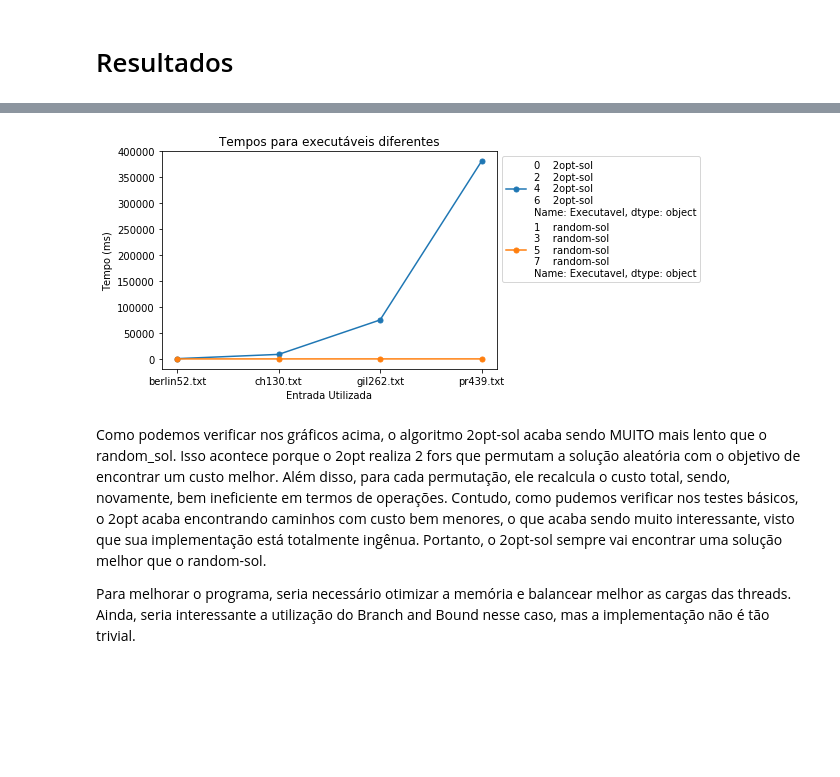
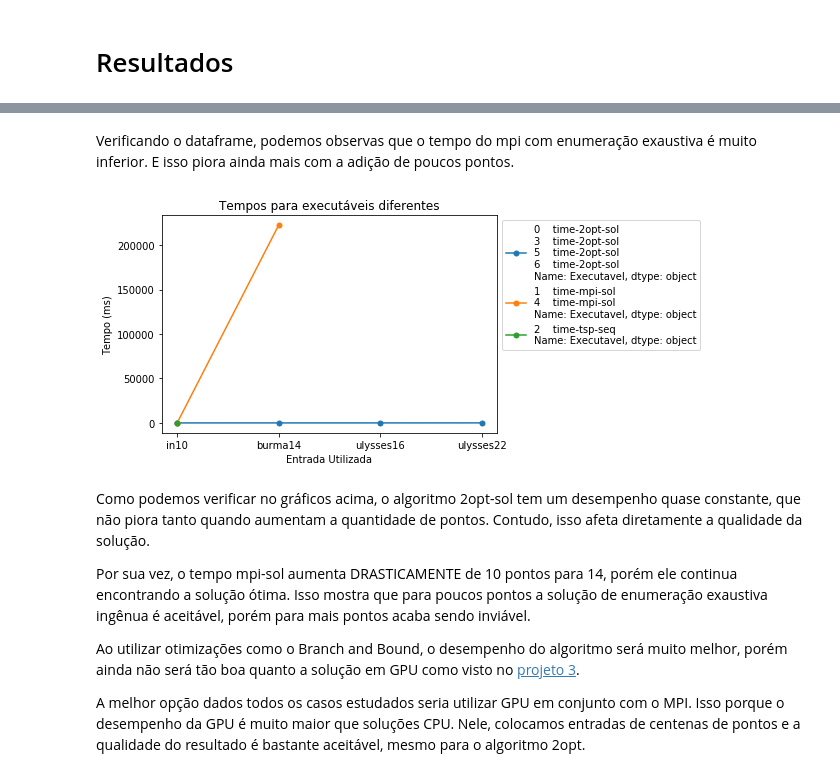
Before and after one commit to filipefborba/supercomp, a Jupyter notebook: projeto-04/Filipe Borba - Projeto 4.ipynb, the cells around one changed output, grey strips where cells are left out. Drawn from its saved outputs; the diff is of its cells as text; code cells hidden in the pictures; blank space fills up the shorter version.

Commit message:
projeto4 finalizado

```diff
--- a/projeto-04/Filipe Borba - Projeto 4.ipynb
+++ b/projeto-04/Filipe Borba - Projeto 4.ipynb
@@ -109,0 +108,3 @@ milisegundo(s).
+# %%
+for f in output:
+    print_file(f)
@@ -144,5 +158,4 @@ Esses testes foram escolhidos pois já representam uma grande diferença de dese
 # %%
 data = []
-for i in inputs:
-    for f in files[:-1]:
-        data.append(run_nvprof_test(f, i))
+for f in output:
+    data.append(parse_output_file(f))
@@ -194,0 +162,7 @@ Verificando o dataframe, podemos verificar que o tempo de alocação de memória
+# %%
+df = pd.DataFrame(data, dtype=np.float64, columns=["Executavel", "Entrada", "Tempo", "ms",
+                                                  "Melhor Custo", "Solucao"])
+s = df["Entrada"].str.len().sort_values().index
+df = df.reindex(s)
+df = df.reset_index(drop=True)
+df
@@ -195,17 +178,23 @@ Verificando o dataframe, podemos verificar que o tempo de alocação de memória
+# %% [markdown]
+Verificando o dataframe, podemos observas que o tempo do mpi com enumeração exaustiva é muito inferior. E isso piora ainda mais com a adição de poucos pontos.
 # %%
 groups = df.groupby("Executavel")
 
 fig, ax = plt.subplots()
 for name, group in groups:
-    ax.plot(group["Entrada"], group["Tempo Kernel"], marker='o', linestyle='-', ms=5, label=group["Executavel"])
+    ax.plot(group["Entrada"], group["Tempo"], marker='o', linestyle='-', ms=5, label=group["Executavel"])
 plt.title('Tempos para executáveis diferentes')
 plt.ylabel('Tempo (ms)')
 plt.xlabel('Entrada Utilizada')
 plt.legend(loc='upper left', bbox_to_anchor=(1, 1))
 plt.show()
 # %% [output]
-[figure, old version]
+[figure, new version]
-# %% [markdown]
-Como podemos verificar nos gráficos acima, o algoritmo 2opt-sol acaba sendo MUITO mais lento que o random_sol. Isso acontece porque o 2opt realiza 2 fors que permutam a solução aleatória com o objetivo de encontrar um custo melhor. Além disso, para cada permutação, ele recalcula o custo total, sendo, novamente, bem ineficiente em termos de operações. Contudo, como pudemos verificar nos testes básicos, o 2opt acaba encontrando caminhos com custo bem menores, o que acaba sendo muito interessante, visto que sua implementação está totalmente ingênua. Portanto, o 2opt-sol sempre vai encontrar uma solução melhor que o random-sol.
-
-Para melhorar o programa, seria necessário otimizar a memória e balancear melhor as cargas das threads. Ainda, seria interessante a utilização do Branch and Bound nesse caso, mas a implementação não é tão trivial.
+# %% [markdown]
+Como podemos verificar no gráficos acima, o algoritmo 2opt-sol tem um desempenho quase constante, que não piora tanto quando aumentam a quantidade de pontos. Contudo, isso afeta diretamente a qualidade da solução.
+
+Por sua vez, o tempo mpi-sol aumenta DRASTICAMENTE de 10 pontos para 14, porém ele continua encontrando a solução ótima. Isso mostra que para poucos pontos a solução de enumeração exaustiva ingênua é aceitável, porém para mais pontos acaba sendo inviável.
+
+Ao utilizar otimizações como o Branch and Bound, o desempenho do algoritmo será muito melhor, porém ainda não será tão boa quanto a solução em GPU como visto no [projeto 3](https://github.com/filipefborba/supercomp/blob/master/projeto-03/Filipe%20Borba%20-%20Projeto%203.ipynb).
+
+A melhor opção dados todos os casos estudados seria utilizar GPU em conjunto com o MPI. Isso porque o desempenho da GPU é muito maior que soluções CPU. Nele, colocamos entradas de centenas de pontos e a qualidade do resultado é bastante aceitável, mesmo para o algoritmo 2opt.
```
Also changed, not shown: parts of 16 cells of this notebook, 11 other files.
